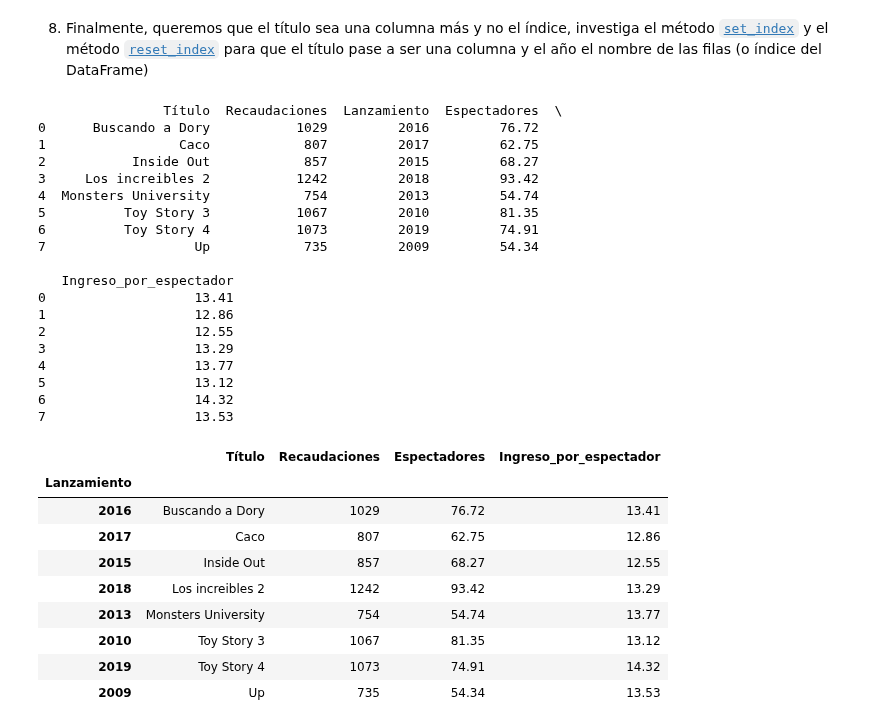
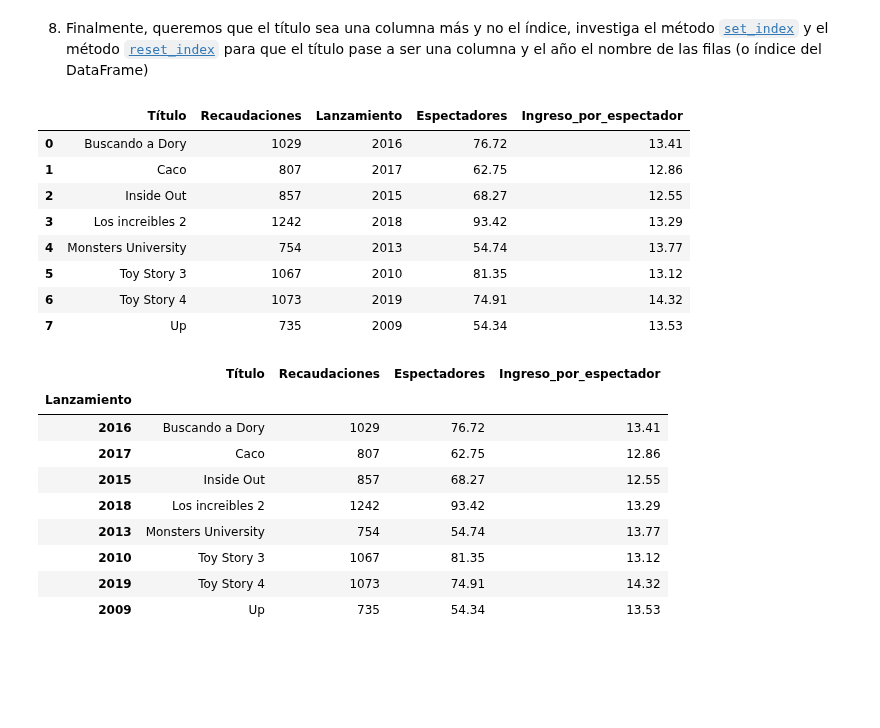
Before and after one commit to rafaneda7/ONLINE_DS_THEBRIDGE_RAFAELNEDA, a Jupyter notebook: Sprint 4 - Herramientas avanzadas Pandas/Unidad 1/Practica Obligatoria S4U1/18_Practica_Obligatoria_Pandas_I.ipynb, the cells around one changed output. Saved outputs shown, nothing was run; the diff lists cells and outputs as text; code cells hidden in the pictures; blank space fills up the shorter version.

```diff
--- a/Sprint 4 - Herramientas avanzadas Pandas/Unidad 1/Practica Obligatoria S4U1/18_Practica_Obligatoria_Pandas_I.ipynb
+++ b/Sprint 4 - Herramientas avanzadas Pandas/Unidad 1/Practica Obligatoria S4U1/18_Practica_Obligatoria_Pandas_I.ipynb
@@ -261,27 +261,17 @@ Peliculas_DF
 8. Finalmente, queremos que el título sea una columna más y no el índice, investiga el método [`set_index`](https://pandas.pydata.org/docs/reference/api/pandas.DataFrame.set_index.html) y el método [`reset_index`](https://pandas.pydata.org/docs/reference/api/pandas.DataFrame.reset_index.html) para que el título pase a ser una columna y el año el nombre de las filas (o índice del DataFrame)
 # %%
 Peliculas_DF = Peliculas_DF.reset_index(names="Título")
-print(Peliculas_DF)
+Peliculas_DF
 # %% [output]
-                Título  Recaudaciones  Lanzamiento  Espectadores  \
-0      Buscando a Dory           1029         2016         76.72
-1                 Caco            807         2017         62.75
-2           Inside Out            857         2015         68.27
-3     Los increibles 2           1242         2018         93.42
-4  Monsters University            754         2013         54.74
-5          Toy Story 3           1067         2010         81.35
-6          Toy Story 4           1073         2019         74.91
-7                   Up            735         2009         54.34
-
-   Ingreso_por_espectador
-0                   13.41
-1                   12.86
-2                   12.55
-3                   13.29
-4                   13.77
-5                   13.12
-6                   14.32
-7                   13.53
+|  | Título | Recaudaciones | Lanzamiento | Espectadores | Ingreso_por_espectador |
+| 0 | Buscando a Dory | 1029 | 2016 | 76.72 | 13.41 |
+| 1 | Caco | 807 | 2017 | 62.75 | 12.86 |
+| 2 | Inside Out | 857 | 2015 | 68.27 | 12.55 |
+| 3 | Los increibles 2 | 1242 | 2018 | 93.42 | 13.29 |
+| 4 | Monsters University | 754 | 2013 | 54.74 | 13.77 |
+| 5 | Toy Story 3 | 1067 | 2010 | 81.35 | 13.12 |
+| 6 | Toy Story 4 | 1073 | 2019 | 74.91 | 14.32 |
+| 7 | Up | 735 | 2009 | 54.34 | 13.53 |
 # %%
 Peliculas_DF = Peliculas_DF.set_index("Lanzamiento")
 Peliculas_DF
```
